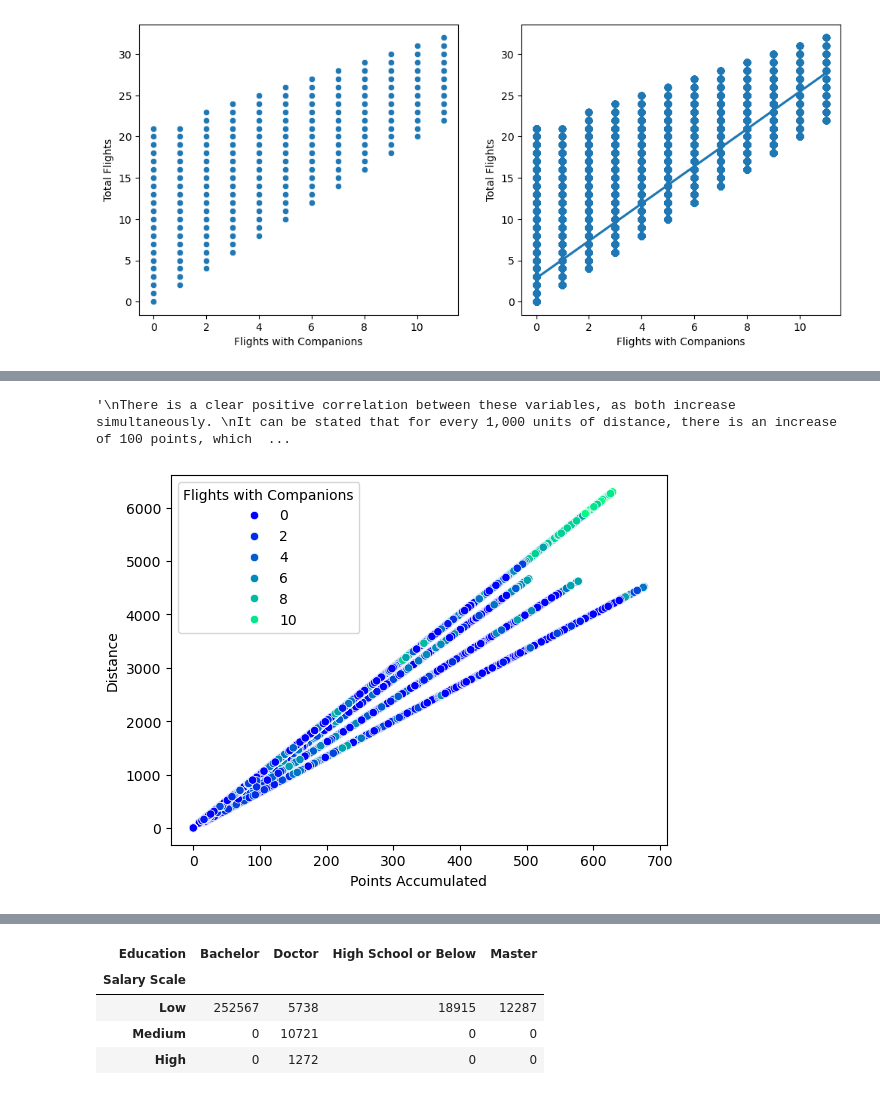
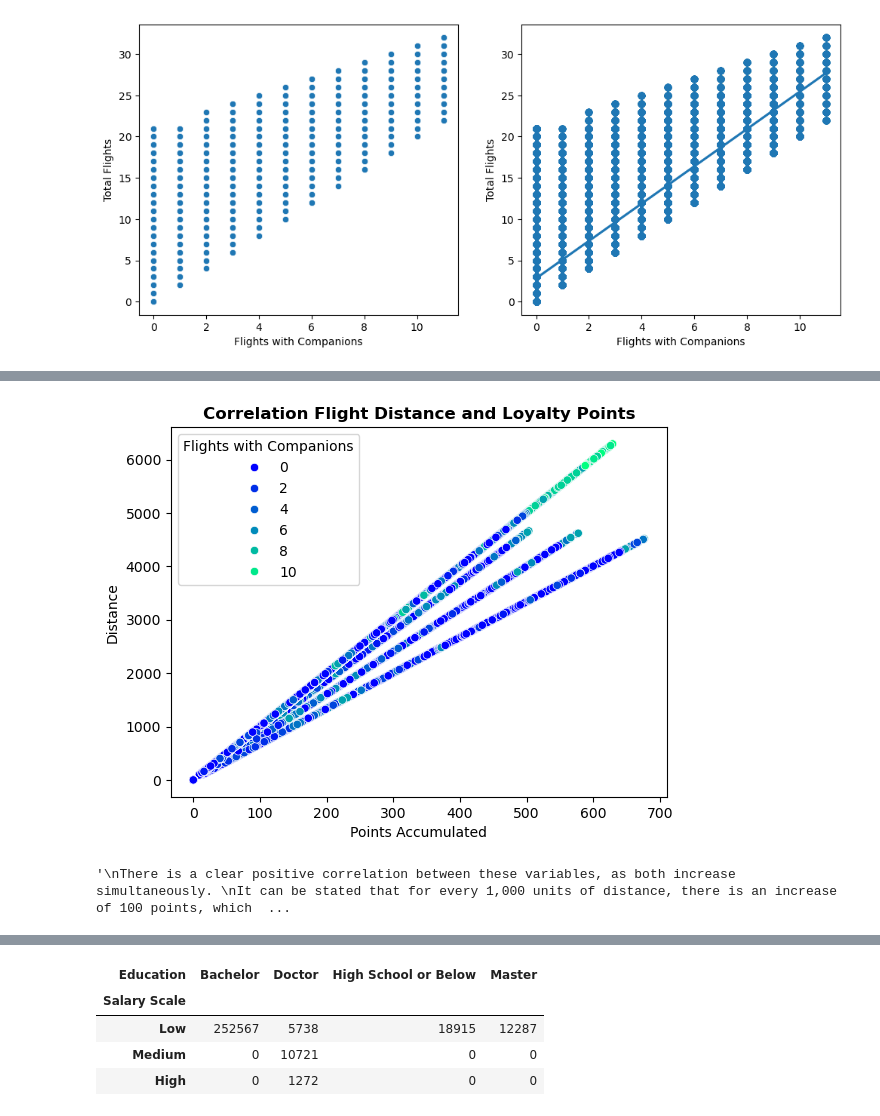
Before and after one commit to Adalab/bda-modulo-3-evaluacion-final-CibiPB, a Jupyter notebook: Notebooks/3. Data Analysis.ipynb, the cells around one changed output, grey strips where cells are left out. Drawn from its saved outputs; the diff is of its cells as text; code cells hidden in the pictures.

```diff
--- a/Notebooks/3. Data Analysis.ipynb
+++ b/Notebooks/3. Data Analysis.ipynb
@@ -68,15 +106,23 @@ It is also understandable the increase on flights on 2018 compared to previous y
 # %%
 # CORRELATION DISTANCY AND ACCUMULATED POINTS
 
-sns.scatterplot(data=df_full, y='Distance', x='Points Accumulated', hue='Flights with Companions', palette='winter' )
+sns.scatterplot(data=df_full,
+                y='Distance',
+                x='Points Accumulated',
+                hue='Flights with Companions',
+                palette='winter')
+
+plt.title('Correlation Flight Distance and Loyalty Points', fontweight='bold')
+plt.show()
+
 
 """
 There is a clear positive correlation between these variables, as both increase simultaneously.
 It can be stated that for every 1,000 units of distance, there is an increase of 100 points, which represents an average of 10%.
 
 The heatmap highlights this correlation, and the graph also shows data for flights with companions.
 Another interesting insight is that flights with companions are often associated with longer distances.
 """
 # %% [output]
+[figure, new version]
 '\nThere is a clear positive correlation between these variables, as both increase simultaneously. \nIt can be stated that for every 1,000 units of distance, there is an increase of 100 points, which  ...
-[figure, old version]
```
Also changed, not shown: parts of 16 cells of this notebook.
